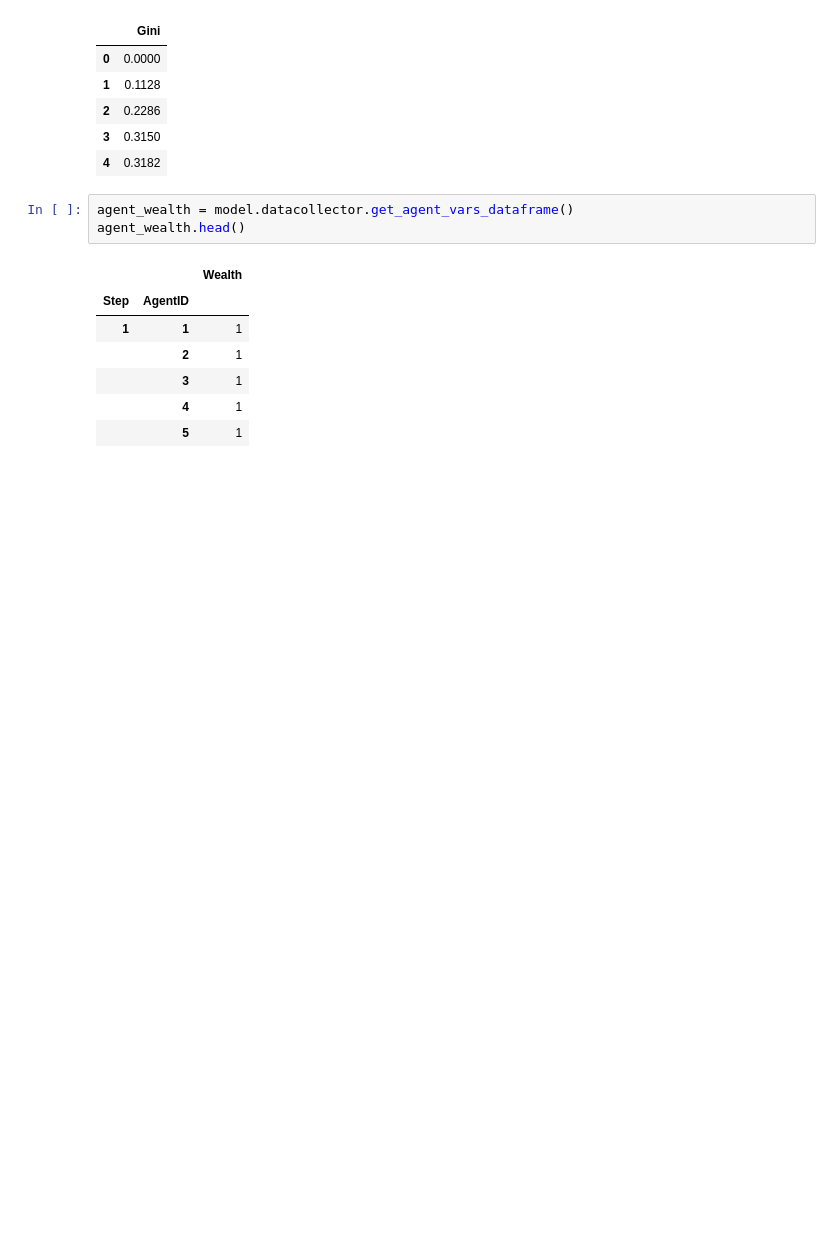
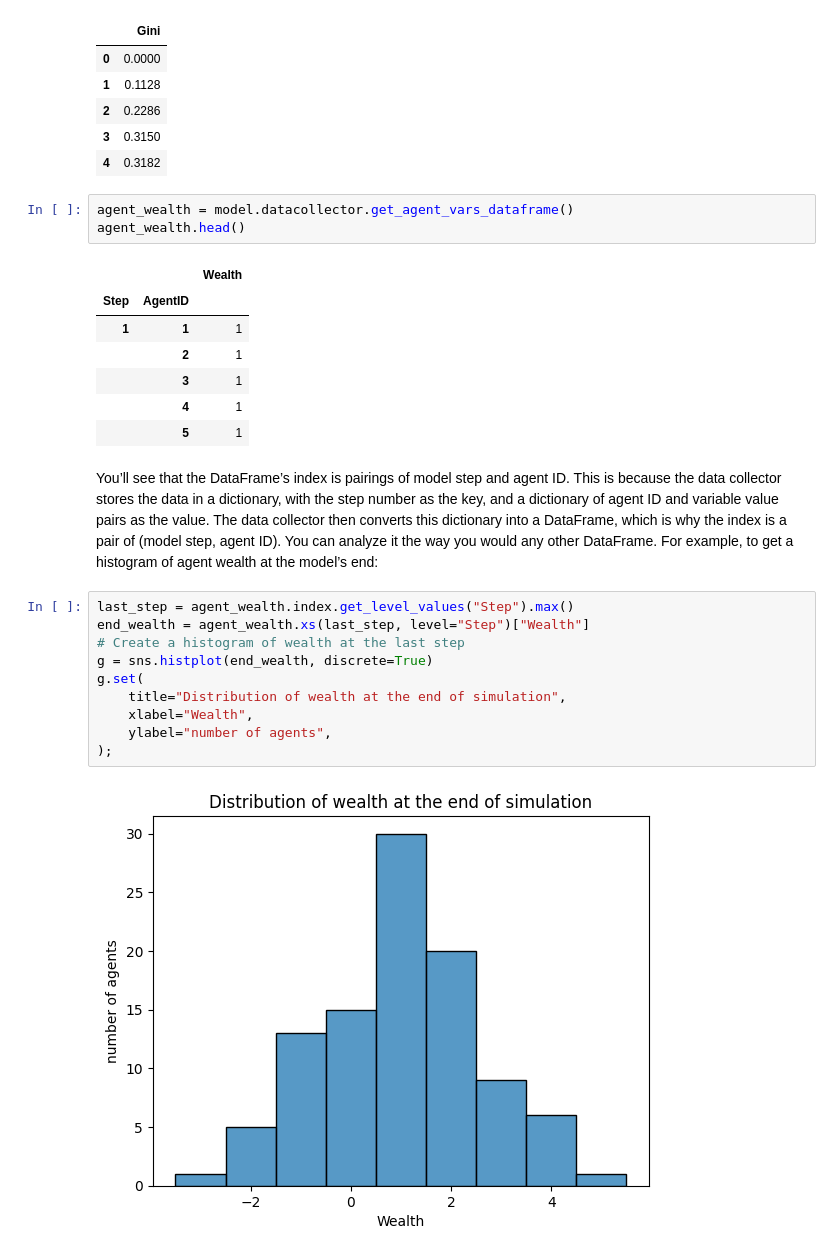
Before and after one commit to JuanRobledo12/housing_sd_model, a Jupyter notebook: src/tutorials/mesa_abm_tutorial.ipynb, the cells around one changed output. Saved outputs shown, nothing was run; the diff lists cells and outputs as text; blank space fills up the shorter version.

```diff
--- a/src/tutorials/mesa_abm_tutorial.ipynb
+++ b/src/tutorials/mesa_abm_tutorial.ipynb
@@ -94,3 +95,17 @@ agent_wealth.head()
 |  | 3 | 1 |
 |  | 4 | 1 |
 |  | 5 | 1 |
+# %% [markdown]
+You’ll see that the DataFrame’s index is pairings of model step and agent ID. This is because the data collector stores the data in a dictionary, with the step number as the key, and a dictionary of agent ID and variable value pairs as the value. The data collector then converts this dictionary into a DataFrame, which is why the index is a pair of (model step, agent ID). You can analyze it the way you would any other DataFrame. For example, to get a histogram of agent wealth at the model’s end:
+# %%
+last_step = agent_wealth.index.get_level_values("Step").max()
+end_wealth = agent_wealth.xs(last_step, level="Step")["Wealth"]
+# Create a histogram of wealth at the last step
+g = sns.histplot(end_wealth, discrete=True)
+g.set(
+    title="Distribution of wealth at the end of simulation",
+    xlabel="Wealth",
+    ylabel="number of agents",
+);
+# %% [output]
+[figure, added]
```
Also changed, not shown: parts of 4 cells of this notebook.
